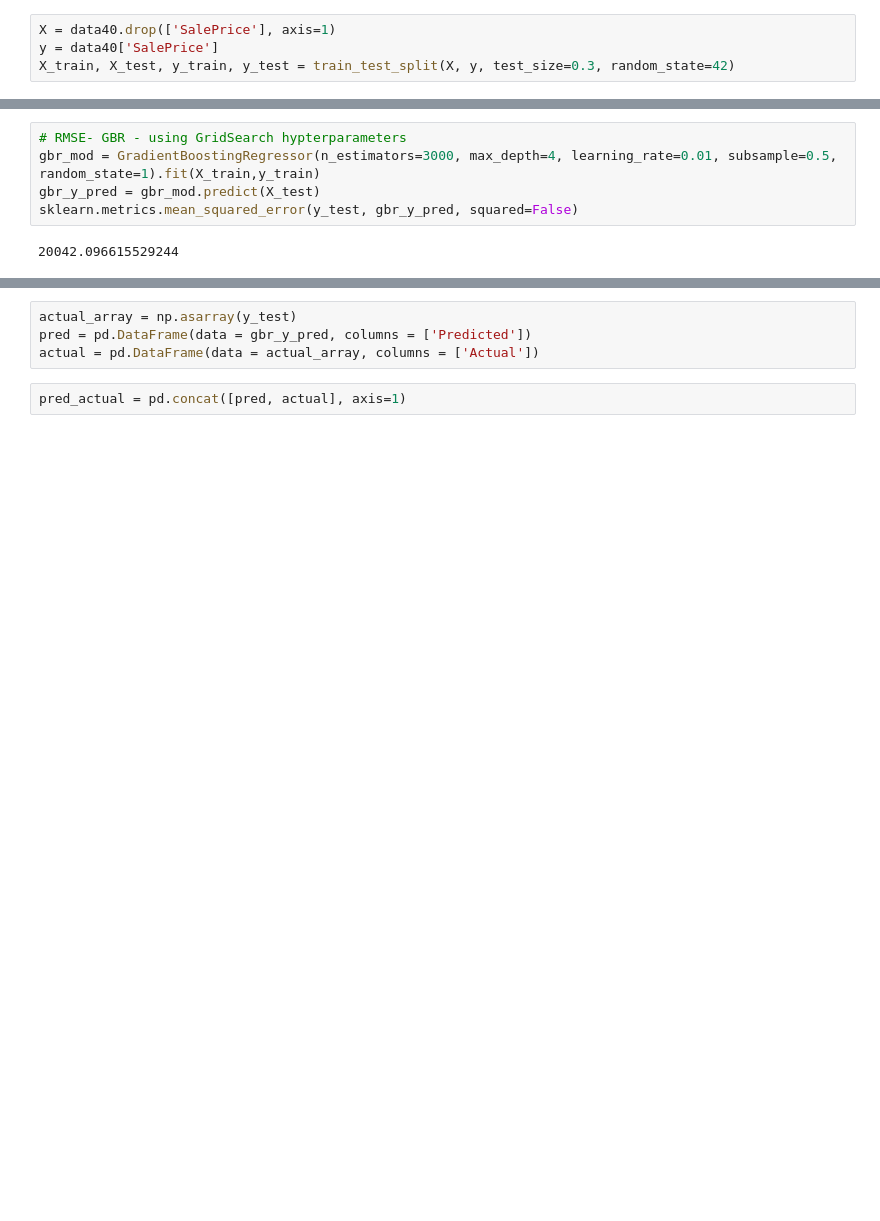
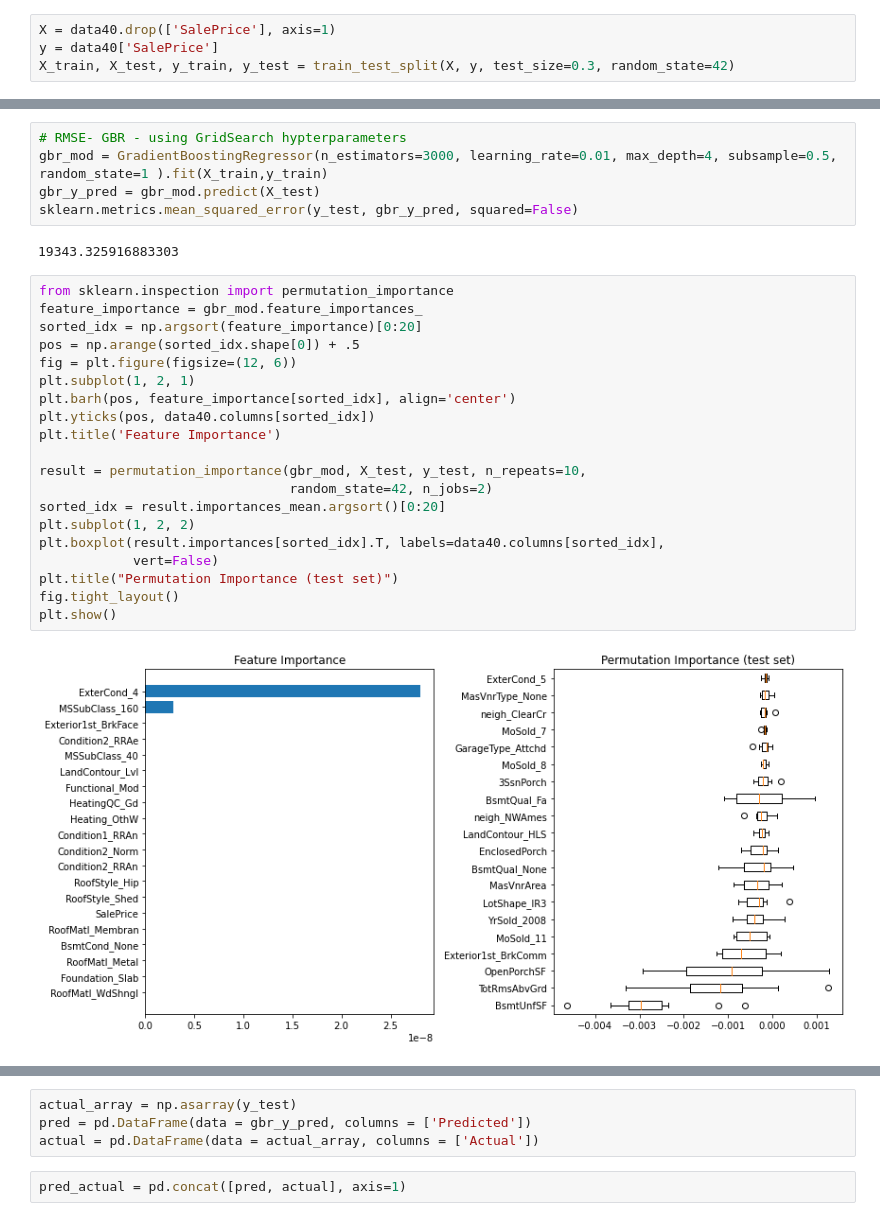
Before and after one commit to MLondon1027/Boston_Area_Real_Estate, a Jupyter notebook: Housing.ipynb, the cells around one changed output, grey strips where cells are left out. Drawn from its saved outputs; the diff is of its cells as text; blank space fills up the shorter version.

```diff
--- a/Housing.ipynb
+++ b/Housing.ipynb
@@ -839,7 +841,29 @@ sklearn.metrics.mean_squared_error(y_test, rf_y_pred, squared=False)
 # %%
 # RMSE- GBR - using GridSearch hypterparameters
-gbr_mod = GradientBoostingRegressor(n_estimators=3000, max_depth=4, learning_rate=0.01, subsample=0.5, random_state=1).fit(X_train,y_train)
+gbr_mod = GradientBoostingRegressor(n_estimators=3000, learning_rate=0.01, max_depth=4, subsample=0.5, random_state=1 ).fit(X_train,y_train)
 gbr_y_pred = gbr_mod.predict(X_test)
 sklearn.metrics.mean_squared_error(y_test, gbr_y_pred, squared=False)
 # %% [output]
-20042.096615529244
+19343.325916883303
+# %%
+from sklearn.inspection import permutation_importance
+feature_importance = gbr_mod.feature_importances_
+sorted_idx = np.argsort(feature_importance)[0:20]
+pos = np.arange(sorted_idx.shape[0]) + .5
+fig = plt.figure(figsize=(12, 6))
+plt.subplot(1, 2, 1)
+plt.barh(pos, feature_importance[sorted_idx], align='center')
+plt.yticks(pos, data40.columns[sorted_idx])
+plt.title('Feature Importance')
+
+result = permutation_importance(gbr_mod, X_test, y_test, n_repeats=10,
+                                random_state=42, n_jobs=2)
+sorted_idx = result.importances_mean.argsort()[0:20]
+plt.subplot(1, 2, 2)
+plt.boxplot(result.importances[sorted_idx].T, labels=data40.columns[sorted_idx],
+            vert=False)
+plt.title("Permutation Importance (test set)")
+fig.tight_layout()
+plt.show()
+# %% [output]
+[figure, added]
```
Also changed, not shown: parts of 34 cells of this notebook.
